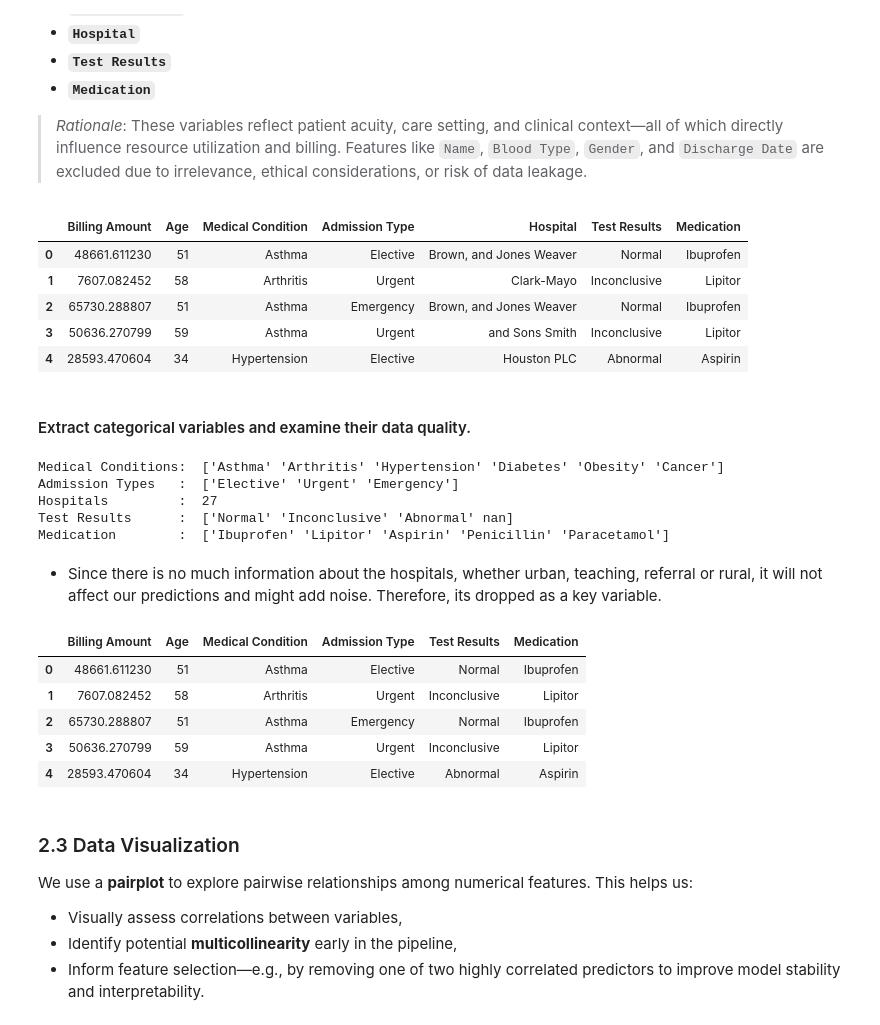
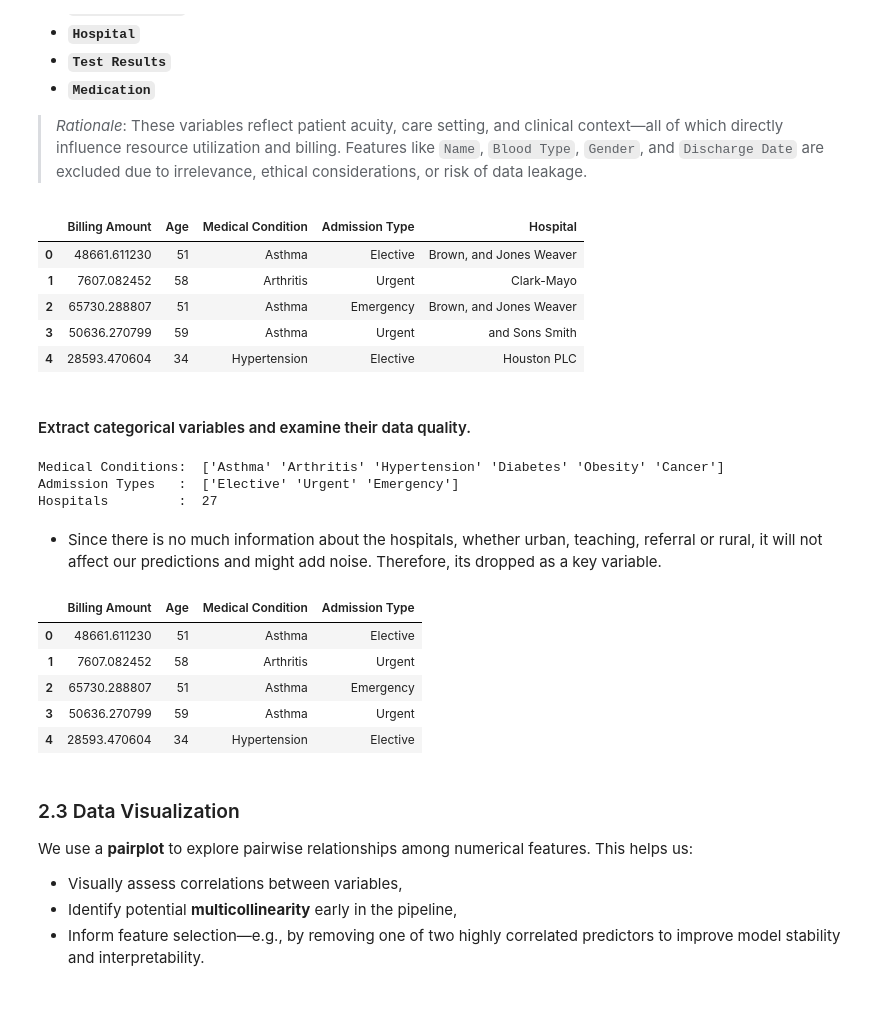
Before and after one commit to Rooney-tech/Machine-Learning, a Jupyter notebook: Linear regression/Notebooks/Linear Regression Analaysis 2- Predicting Patient Bill.ipynb, the cells around one changed output. Drawn from its saved outputs; the diff is of its cells as text; code cells hidden in the pictures.

```diff
--- a/Linear regression/Notebooks/Linear Regression Analaysis 2- Predicting Patient Bill.ipynb
+++ b/Linear regression/Notebooks/Linear Regression Analaysis 2- Predicting Patient Bill.ipynb
@@ -161,30 +161,26 @@ Based on domain knowledge and preliminary analysis, the following admission-time
 >  *Rationale*: These variables reflect patient acuity, care setting, and clinical context—all of which directly influence resource utilization and billing. Features like `Name`, `Blood Type`, `Gender`, and `Discharge Date` are excluded due to irrelevance, ethical considerations, or risk of data leakage.
 # %%
 # Drop columns
-cols = ['Billing Amount','Age','Medical Condition','Admission Type','Hospital','Test Results','Medication']
+cols = ['Billing Amount','Age','Medical Condition','Admission Type','Hospital']
 admissions = hosp_admisn[cols]
 admissions.head()
 # %% [output]
-|  | Billing Amount | Age | Medical Condition | Admission Type | Hospital | Test Results | Medication |
-| 0 | 48661.611230 | 51 | Asthma | Elective | Brown, and Jones Weaver | Normal | Ibuprofen |
-| 1 | 7607.082452 | 58 | Arthritis | Urgent | Clark-Mayo | Inconclusive | Lipitor |
-| 2 | 65730.288807 | 51 | Asthma | Emergency | Brown, and Jones Weaver | Normal | Ibuprofen |
-| 3 | 50636.270799 | 59 | Asthma | Urgent | and Sons Smith | Inconclusive | Lipitor |
-| 4 | 28593.470604 | 34 | Hypertension | Elective | Houston PLC | Abnormal | Aspirin |
+|  | Billing Amount | Age | Medical Condition | Admission Type | Hospital |
+| 0 | 48661.611230 | 51 | Asthma | Elective | Brown, and Jones Weaver |
+| 1 | 7607.082452 | 58 | Arthritis | Urgent | Clark-Mayo |
+| 2 | 65730.288807 | 51 | Asthma | Emergency | Brown, and Jones Weaver |
+| 3 | 50636.270799 | 59 | Asthma | Urgent | and Sons Smith |
+| 4 | 28593.470604 | 34 | Hypertension | Elective | Houston PLC |
 # %% [markdown]
 ####  Extract categorical variables and examine their data quality.
 # %%
 print('Medical Conditions: ', admissions['Medical Condition'].unique())
 print('Admission Types   : ', admissions['Admission Type'].unique())
 print('Hospitals         : ', len(admissions['Hospital'].unique()))
-print('Test Results      : ', admissions['Test Results'].unique())
-print('Medication        : ', admissions['Medication'].unique())
 # %% [output]
 Medical Conditions:  ['Asthma' 'Arthritis' 'Hypertension' 'Diabetes' 'Obesity' 'Cancer']
 Admission Types   :  ['Elective' 'Urgent' 'Emergency']
 Hospitals         :  27
-Test Results      :  ['Normal' 'Inconclusive' 'Abnormal' nan]
-Medication        :  ['Ibuprofen' 'Lipitor' 'Aspirin' 'Penicillin' 'Paracetamol']
 # %% [markdown]
 * Since there is no much information about the hospitals, whether urban, teaching, referral or rural, it will not affect our predictions and might add noise. Therefore, its dropped as a key variable.
 # %%
@@ -196,12 +192,12 @@ for cl in col:
 
 admissions.head()
 # %% [output]
-|  | Billing Amount | Age | Medical Condition | Admission Type | Test Results | Medication |
-| 0 | 48661.611230 | 51 | Asthma | Elective | Normal | Ibuprofen |
-| 1 | 7607.082452 | 58 | Arthritis | Urgent | Inconclusive | Lipitor |
-| 2 | 65730.288807 | 51 | Asthma | Emergency | Normal | Ibuprofen |
-| 3 | 50636.270799 | 59 | Asthma | Urgent | Inconclusive | Lipitor |
-| 4 | 28593.470604 | 34 | Hypertension | Elective | Abnormal | Aspirin |
+|  | Billing Amount | Age | Medical Condition | Admission Type |
+| 0 | 48661.611230 | 51 | Asthma | Elective |
+| 1 | 7607.082452 | 58 | Arthritis | Urgent |
+| 2 | 65730.288807 | 51 | Asthma | Emergency |
+| 3 | 50636.270799 | 59 | Asthma | Urgent |
+| 4 | 28593.470604 | 34 | Hypertension | Elective |
 # %% [markdown]
 ### 2.3 Data Visualization
 
```
Also changed, not shown: parts of 11 cells of this notebook.
